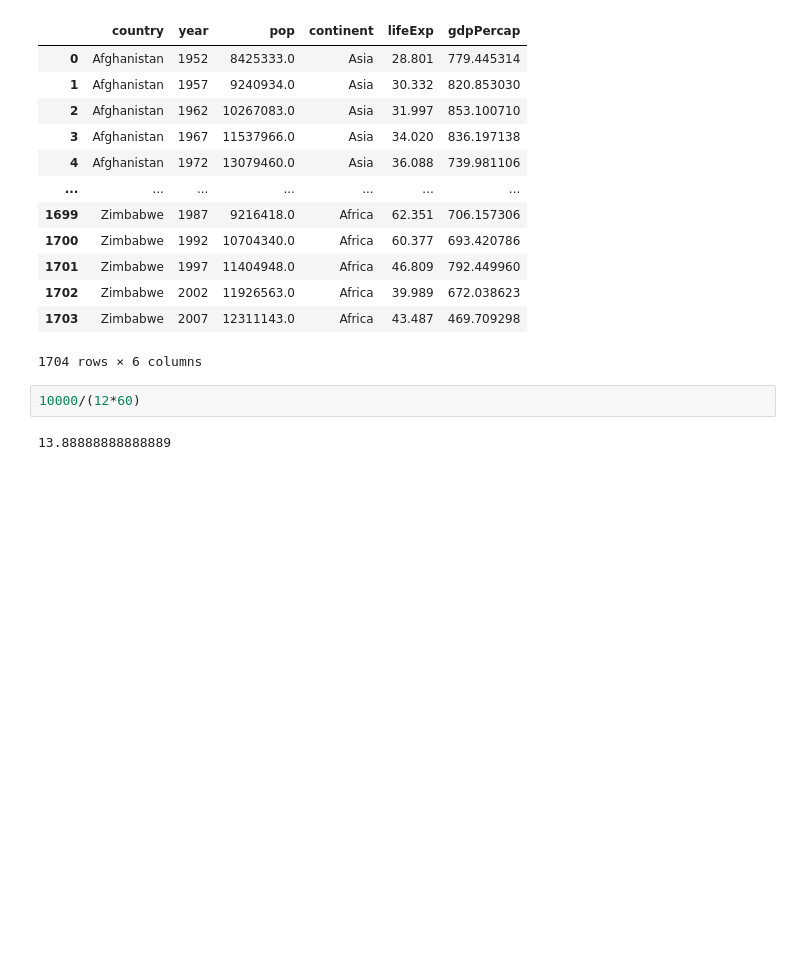
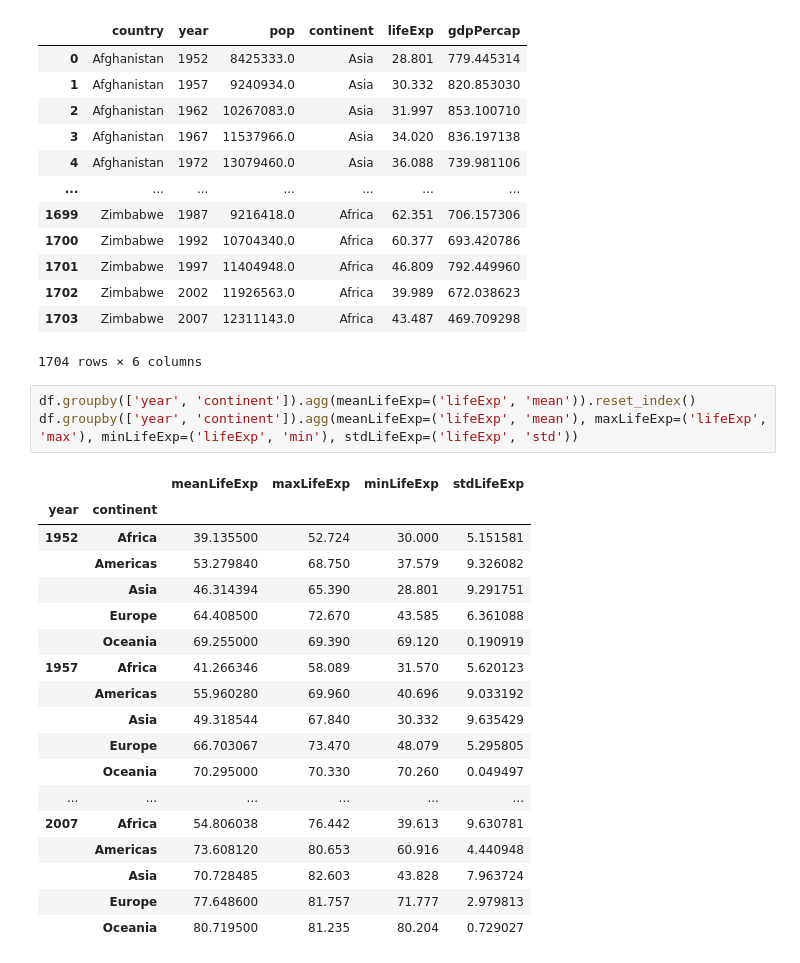
Before and after one commit to AnaliticaComputacional-2023-10/Taller3, a Jupyter notebook: Taller3.ipynb, the cells around one changed output. Drawn from its saved outputs; the diff is of its cells as text; blank space fills up the shorter version.

```diff
--- a/Taller3.ipynb
+++ b/Taller3.ipynb
@@ -71,7 +19,25 @@ df
 | 1702 | Zimbabwe | 2002 | 11926563.0 | Africa | 39.989 | 672.038623 |
 | 1703 | Zimbabwe | 2007 | 12311143.0 | Africa | 43.487 | 469.709298 |
 1704 rows × 6 columns
-# %%
-10000/(12*60)
-# %% [output]
-13.88888888888889
+# %%
+df.groupby(['year', 'continent']).agg(meanLifeExp=('lifeExp', 'mean')).reset_index()
+df.groupby(['year', 'continent']).agg(meanLifeExp=('lifeExp', 'mean'), maxLifeExp=('lifeExp', 'max'), minLifeExp=('lifeExp', 'min'), stdLifeExp=('lifeExp', 'std'))
+# %% [output]
+|  |  | meanLifeExp | maxLifeExp | minLifeExp | stdLifeExp |
+| year | continent |  |  |  |  |
+| 1952 | Africa | 39.135500 | 52.724 | 30.000 | 5.151581 |
+|  | Americas | 53.279840 | 68.750 | 37.579 | 9.326082 |
+|  | Asia | 46.314394 | 65.390 | 28.801 | 9.291751 |
+|  | Europe | 64.408500 | 72.670 | 43.585 | 6.361088 |
+|  | Oceania | 69.255000 | 69.390 | 69.120 | 0.190919 |
+| 1957 | Africa | 41.266346 | 58.089 | 31.570 | 5.620123 |
+|  | Americas | 55.960280 | 69.960 | 40.696 | 9.033192 |
+|  | Asia | 49.318544 | 67.840 | 30.332 | 9.635429 |
+|  | Europe | 66.703067 | 73.470 | 48.079 | 5.295805 |
+|  | Oceania | 70.295000 | 70.330 | 70.260 | 0.049497 |
+| ... | ... | ... | ... | ... | ... |
+| 2007 | Africa | 54.806038 | 76.442 | 39.613 | 9.630781 |
+|  | Americas | 73.608120 | 80.653 | 60.916 | 4.440948 |
+|  | Asia | 70.728485 | 82.603 | 43.828 | 7.963724 |
+|  | Europe | 77.648600 | 81.757 | 71.777 | 2.979813 |
+|  | Oceania | 80.719500 | 81.235 | 80.204 | 0.729027 |
```
Also changed, not shown: parts of 9 cells of this notebook, 5 other files.
